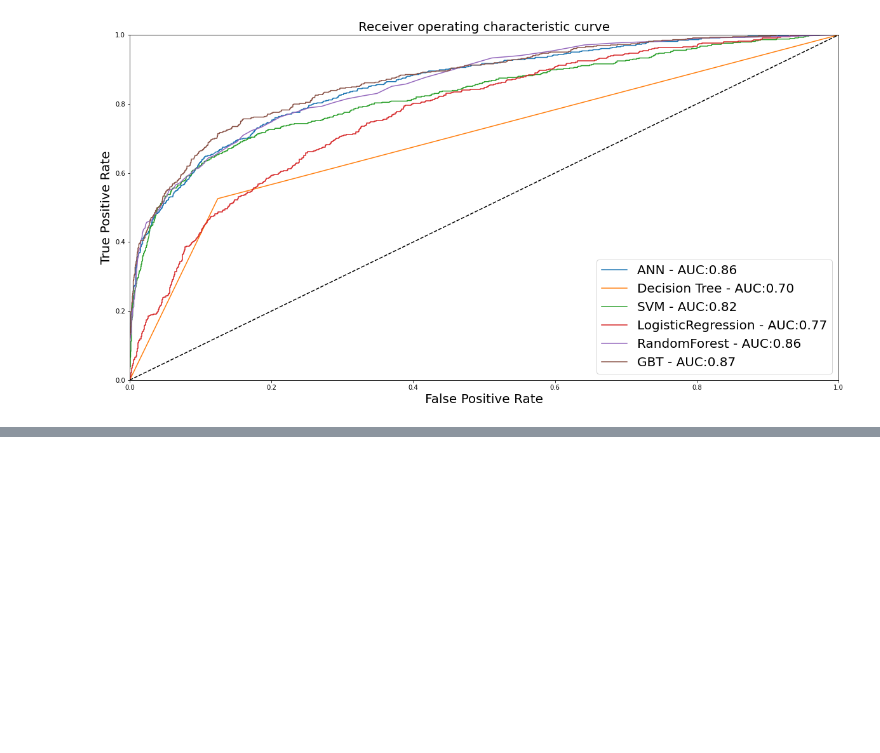
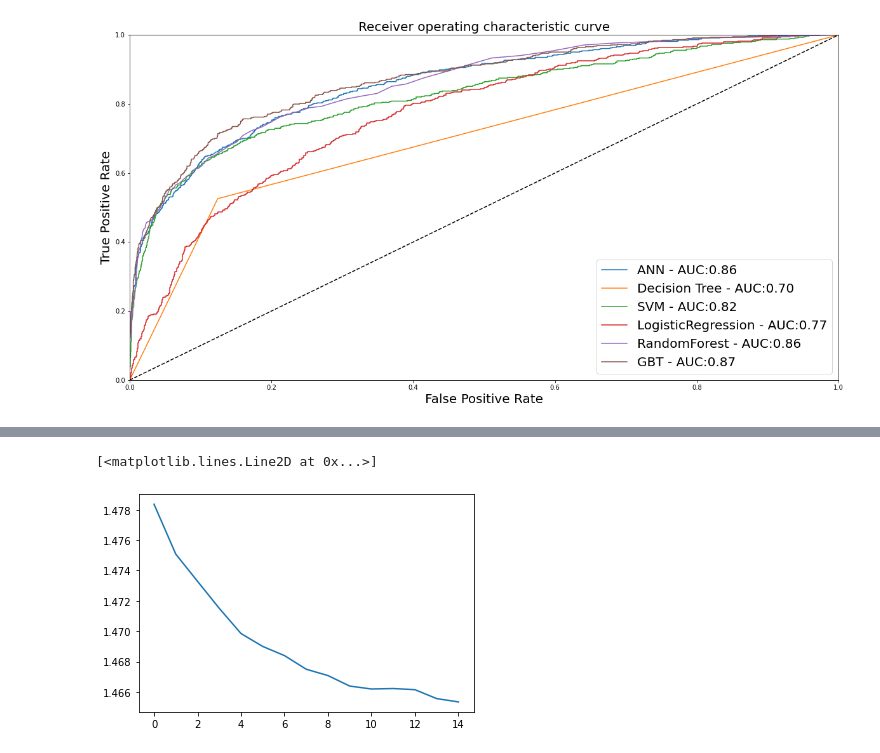
Before and after one commit to ywchiu/tibamedl, a Jupyter notebook: Demo20200801.ipynb, the cells around one changed output, grey strips where cells are left out. Drawn from its saved outputs; the diff is of its cells as text; code cells hidden in the pictures; blank space fills up the shorter version.

```diff
--- a/Demo20200801.ipynb
+++ b/Demo20200801.ipynb
@@ -295,0 +377,24 @@ plt.show()
+# %%
+train_images = train_images / 255.0
+test_images = test_images / 255.0
+# %%
+from tensorflow.keras.models import Sequential
+from tensorflow.keras.layers import Dense, Conv2D, MaxPooling2D, Flatten
+model = Sequential()
+# 1. Convolution
+model.add(Conv2D(filters=16,
+        kernel_size=(3, 3),
+        padding = 'same',
+        input_shape = (28, 28, 1),
+        activation = 'relu'))
+
+# 2. Max Pooling
+model.add(MaxPooling2D(pool_size = (2, 2)))
+
+# 3. Flattening
+model.add(Flatten())
+
+
+# 4. Fully Connected Network (FCN)
+model.add(Dense(128, activation = 'relu'))
+model.add(Dense(10, activation = 'softmax'))
@@ -295,0 +427,5 @@ plt.show()
+# %%
+loss_fn = tf.keras.losses.SparseCategoricalCrossentropy(from_logits=True)
+model.compile(optimizer = 'adam',
+         loss = loss_fn,
+         metrics = ['accuracy'])
@@ -295,0 +435,6 @@ plt.show()
+# %%
+history = model.fit(train_images, train_labels,
+            batch_size=100,
+            epochs=15,
+            verbose=1,
+          validation_data=(test_images, test_labels))
@@ -295,0 +459,6 @@ plt.show()
+# %%
+from matplotlib import pyplot as plt
+plt.plot(range(len(history.history.get('loss'))), history.history.get('loss'))
+# %% [output]
+[<matplotlib.lines.Line2D at 0x...>]
+[figure, added]
```
Also changed, not shown: parts of 30 cells of this notebook.
